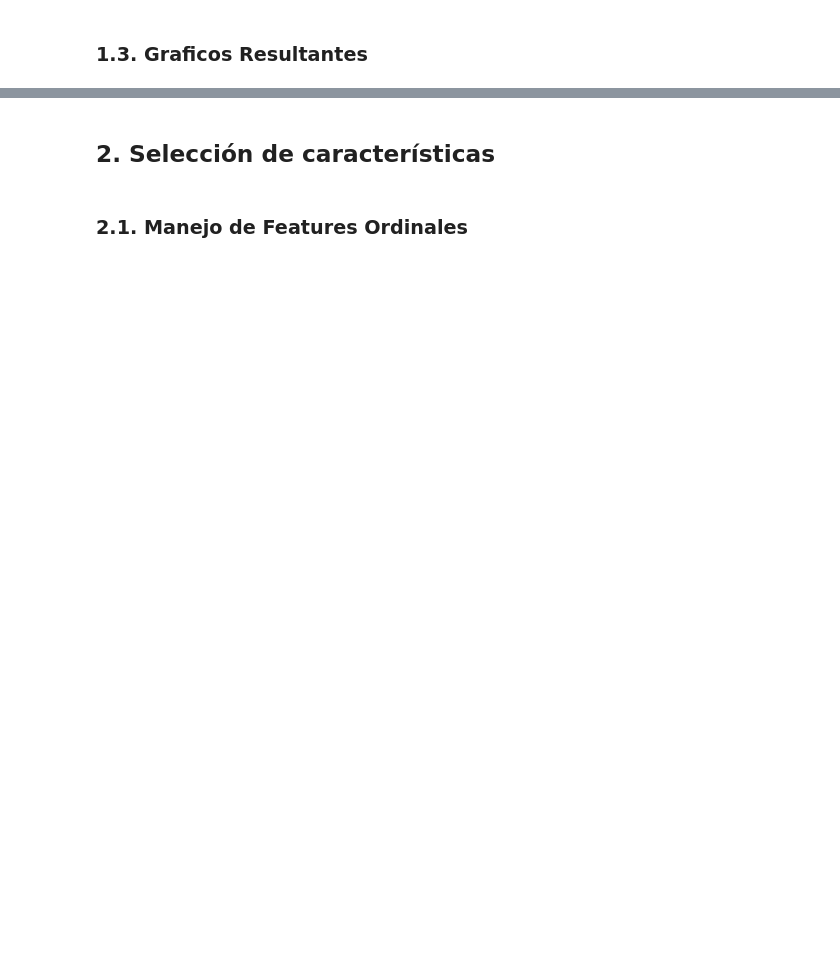
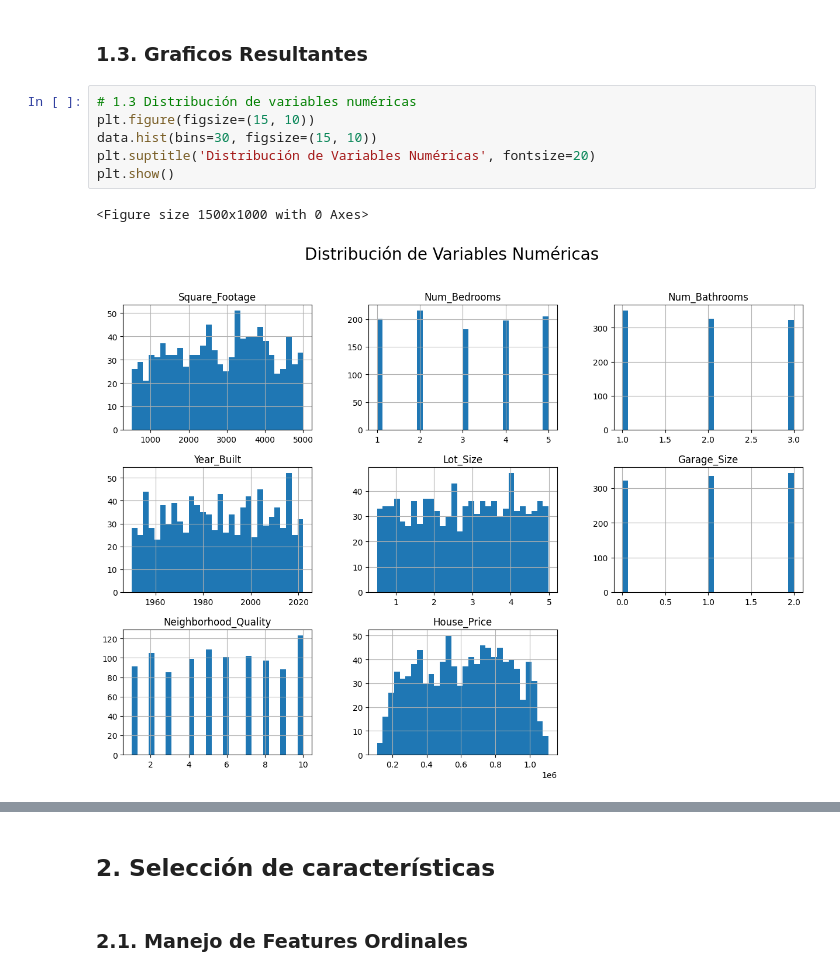
Before and after one commit to XoulEater/Tarea_1_IA, a Jupyter notebook: main.ipynb, the cells around one changed output, grey strips where cells are left out. Drawn from its saved outputs; the diff is of its cells as text; blank space fills up the shorter version.

```diff
--- a/main.ipynb
+++ b/main.ipynb
@@ -26,2 +55,11 @@ ValueError: Unsupported file extension: ''. Supported file extensions are: .csv,
 # %% [markdown]
 ### 1.3. Graficos Resultantes
+# %%
+# 1.3 Distribución de variables numéricas
+plt.figure(figsize=(15, 10))
+data.hist(bins=30, figsize=(15, 10))
+plt.suptitle('Distribución de Variables Numéricas', fontsize=20)
+plt.show()
+# %% [output]
+<Figure size 1500x1000 with 0 Axes>
+[figure, added]
```
Also changed, not shown: parts of 11 cells of this notebook.
